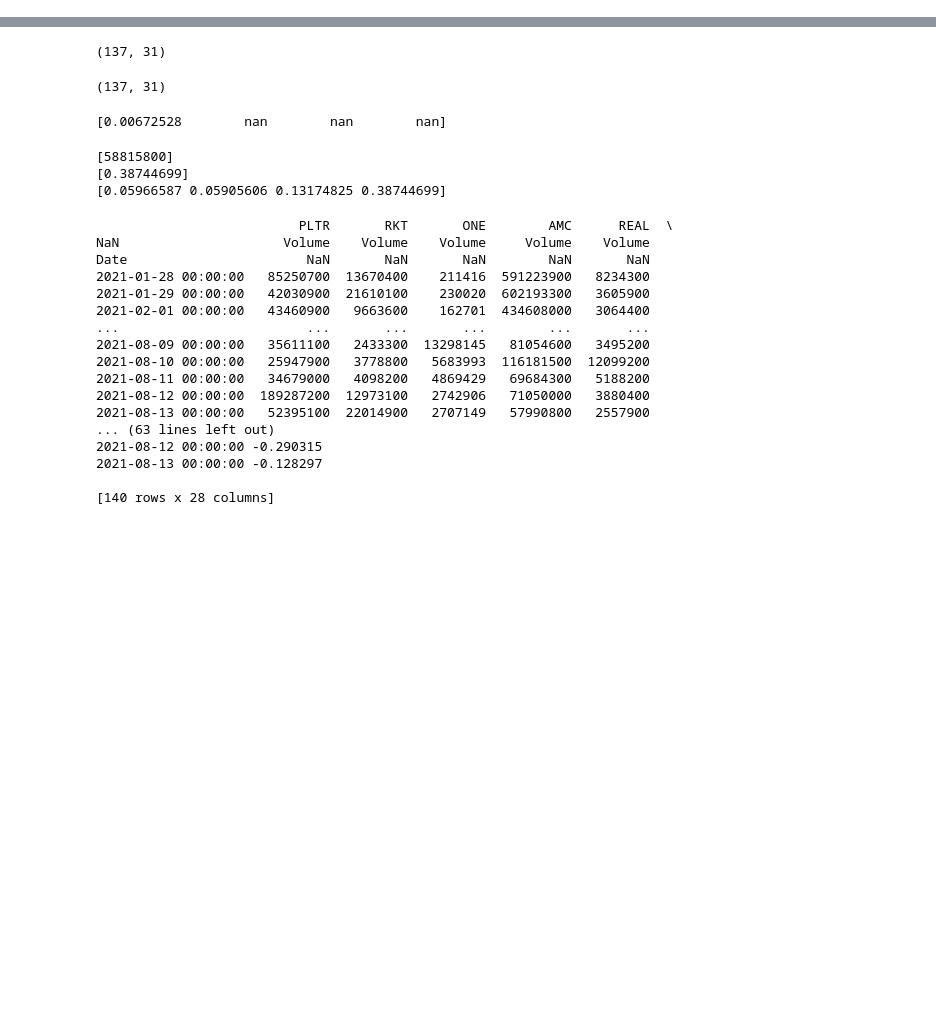
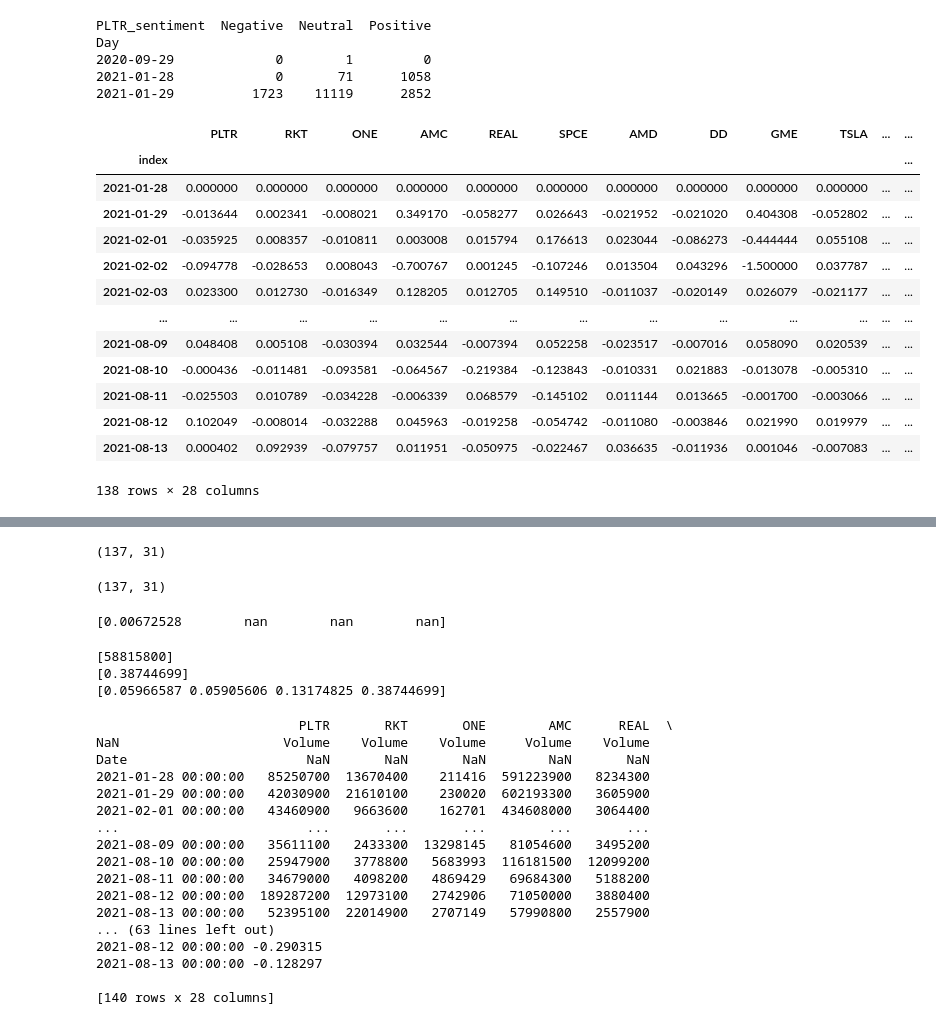
Before and after one commit to anandbhavsar01/wsb-stock-prediction, a Jupyter notebook: NN_analysis_clary.ipynb, the cells around one changed output, grey strips where cells are left out. Saved outputs shown, nothing was run; the diff lists cells and outputs as text; code cells hidden in the pictures; blank space fills up the shorter version.

```diff
--- a/NN_analysis_clary.ipynb
+++ b/NN_analysis_clary.ipynb
@@ -21,21 +21,31 @@ new_col       = np.repeat(stock_tickers,5)
 stock_price.columns = new_col
 close_price         = stock_price.loc[:,stock_price.iloc[0,]=='Close']
 open_price          = stock_price.loc[:,stock_price.iloc[0,]=='Open']
-volume             = stock_price.loc[:,stock_price.iloc[0,]=='Volume']
+volume              = stock_price.loc[:,stock_price.iloc[0,]=='Volume']
+high                = stock_price.loc[:,stock_price.iloc[0,]=='High']
+low                 = stock_price.loc[:,stock_price.iloc[0,]=='Low']
+
 
 close_price        = close_price.reset_index()
 close_price        = close_price .drop(index = [0,1])
-#.columns[0] = ['DATE']
 close_price  = close_price.set_index('index')
 
 daily_return_close2close = close_price.diff(1)/close_price
 
-#daily_return_open2close = (close_price - open_price)/open_price
-daily_return_open2close = close_price #(open_price - close_price.shift(1))/close_price.shift(1)
+# try this
+#open2open_ret = pd.read_csv("./dataset/open2open_ret.csv",index_col=[0])
+daily_return = close_price.diff(1)/close_price #open2open_ret
 
-daily_return_open2close["sum_delta"] = (close_price - open_price).sum(axis=1)
-daily_return_open2close["sum_opening"] = (open_price).sum(axis=1)
+#daily_return_open2close["sum_delta"] = (close_price - open_price).sum(axis=1)
+#daily_return_open2close["sum_opening"] = (open_price).sum(axis=1)
+#daily_return_open2close["sum_ratio"] = ((close_price - open_price)/open_price).sum(axis=1)
 
-daily_return_open2close["sum_ratio"] = ((close_price - open_price)/open_price).sum(axis=1)
 
-#daily_return_open2close["close"] = close_price
+
+#daily_return_open2close["volume"] = volume.set_index('index')
+
+#open2open_ret = pd.read_csv("./dataset/open2open_ret.csv")
+#open2open_ret = open2open_ret.rename(columns={'Index': 'Day'})
+
+#open2open_ret.head(3)
+low.head(3)
@@ -44,2 +80,3 @@ daily_return_open2close["sum_ratio"] = ((close_price - open_price)/open_price).s
 # %%
-daily_return_open2close= daily_return_open2close.fillna(0.0)
+daily_return= daily_return.fillna(0.0)
+daily_return.head(3)
@@ -82,12 +143,33 @@ sorted_sentiment_daily_sum = df_sent.groupby('Day')["MVIS_sentiment"]#.value_cou
 # %%
-sorted_sentiment_daily_sum
-gme_sent_freq = df_sent.groupby(['Day','MVIS_sentiment']).size().unstack(fill_value=0)
+gme_sent_freq = df_sent.groupby(['Day','PLTR_sentiment']).size().unstack(fill_value=0)
+print(gme_sent_freq.head(3))
+# %% [output]
+PLTR_sentiment  Negative  Neutral  Positive
+Day
+2020-09-29             0        1         0
+2021-01-28             0       71      1058
+2021-01-29          1723    11119      2852
 # %%
-daily_return_open2close["positive"] = gme_sent_freq["Positive"]
-daily_return_open2close["negative"] = gme_sent_freq["Negative"]
-daily_return_open2close["neutral"] = gme_sent_freq["Neutral"]
+daily_return["positive"] = gme_sent_freq["Positive"]
+daily_return["negative"] = gme_sent_freq["Negative"]
+daily_return["neutral"] = gme_sent_freq["Neutral"]
 # %%
-#daily_return_open2close
+daily_return
 #close_price.drop(close_price.index[0], inplace=True)
 #open_price.drop(open_price.index[0], inplace=True)#
 #
+# %% [output]
+|  | PLTR | RKT | ONE | AMC | REAL | SPCE | AMD | DD | GME | TSLA | ... | ... |
+| index |  |  |  |  |  |  |  |  |  |  |  | ... |
+| 2021-01-28 | 0.000000 | 0.000000 | 0.000000 | 0.000000 | 0.000000 | 0.000000 | 0.000000 | 0.000000 | 0.000000 | 0.000000 | ... | ... |
+| 2021-01-29 | -0.013644 | 0.002341 | -0.008021 | 0.349170 | -0.058277 | 0.026643 | -0.021952 | -0.021020 | 0.404308 | -0.052802 | ... | ... |
+| 2021-02-01 | -0.035925 | 0.008357 | -0.010811 | 0.003008 | 0.015794 | 0.176613 | 0.023044 | -0.086273 | -0.444444 | 0.055108 | ... | ... |
+| 2021-02-02 | -0.094778 | -0.028653 | 0.008043 | -0.700767 | 0.001245 | -0.107246 | 0.013504 | 0.043296 | -1.500000 | 0.037787 | ... | ... |
+| 2021-02-03 | 0.023300 | 0.012730 | -0.016349 | 0.128205 | 0.012705 | 0.149510 | -0.011037 | -0.020149 | 0.026079 | -0.021177 | ... | ... |
+| ... | ... | ... | ... | ... | ... | ... | ... | ... | ... | ... | ... | ... |
+| 2021-08-09 | 0.048408 | 0.005108 | -0.030394 | 0.032544 | -0.007394 | 0.052258 | -0.023517 | -0.007016 | 0.058090 | 0.020539 | ... | ... |
+| 2021-08-10 | -0.000436 | -0.011481 | -0.093581 | -0.064567 | -0.219384 | -0.123843 | -0.010331 | 0.021883 | -0.013078 | -0.005310 | ... | ... |
+| 2021-08-11 | -0.025503 | 0.010789 | -0.034228 | -0.006339 | 0.068579 | -0.145102 | 0.011144 | 0.013665 | -0.001700 | -0.003066 | ... | ... |
+| 2021-08-12 | 0.102049 | -0.008014 | -0.032288 | 0.045963 | -0.019258 | -0.054742 | -0.011080 | -0.003846 | 0.021990 | 0.019979 | ... | ... |
+| 2021-08-13 | 0.000402 | 0.092939 | -0.079757 | 0.011951 | -0.050975 | -0.022467 | 0.036635 | -0.011936 | 0.001046 | -0.007083 | ... | ... |
+138 rows × 28 columns
```
Also changed, not shown: parts of 16 cells of this notebook, 8 other files.
